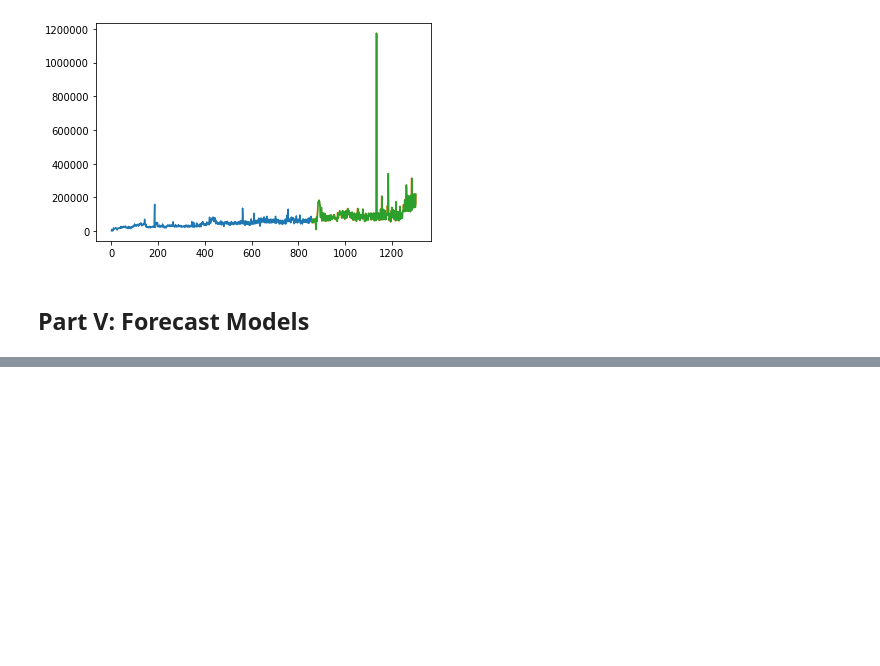
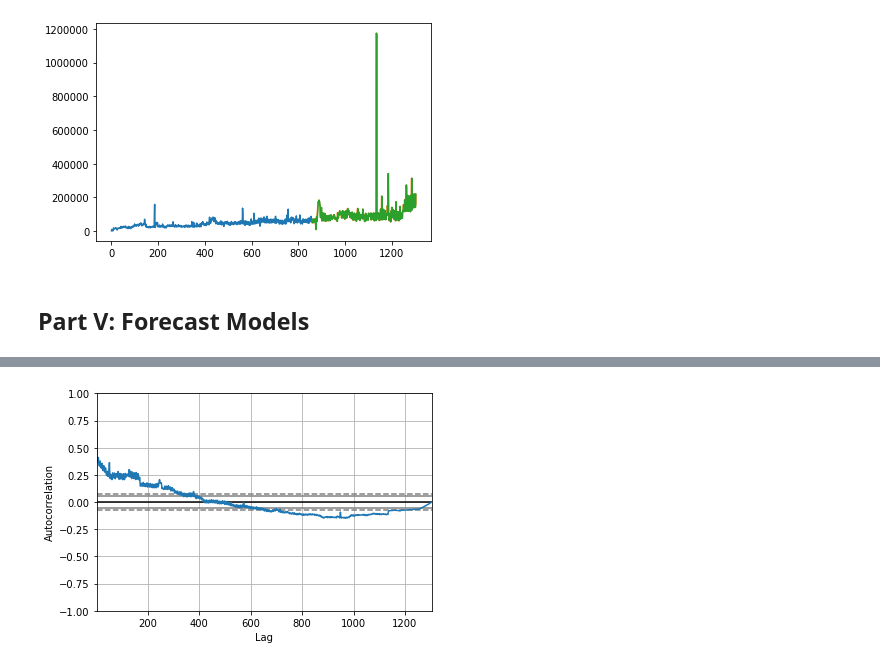
Before and after one commit to ayosamobitade/Time-Series-Analytic-Projects, a Jupyter notebook: forum pageviews/forum pageview.ipynb, the cells around one changed output, grey strips where cells are left out. Cells and saved outputs as stored; diff of their text form; code cells hidden in the pictures; blank space fills up the shorter version.

```diff
--- a/forum pageviews/forum pageview.ipynb
+++ b/forum pageviews/forum pageview.ipynb
@@ -699,0 +718,7 @@ plt.show()
+# %%
+# autocorellation plot of the time series
+
+pd.plotting.autocorrelation_plot(series)
+plt.show()
+# %% [output]
+[figure, added]
```
Also changed, not shown: parts of 4 cells of this notebook.
